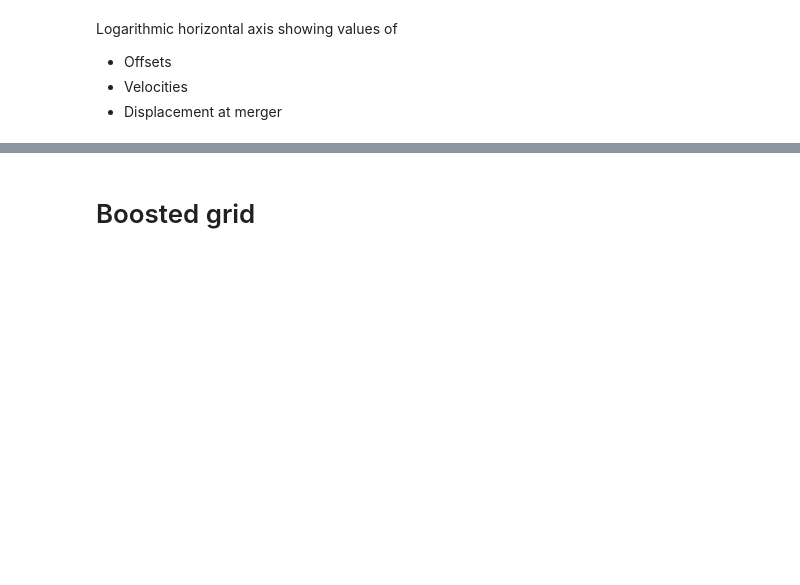
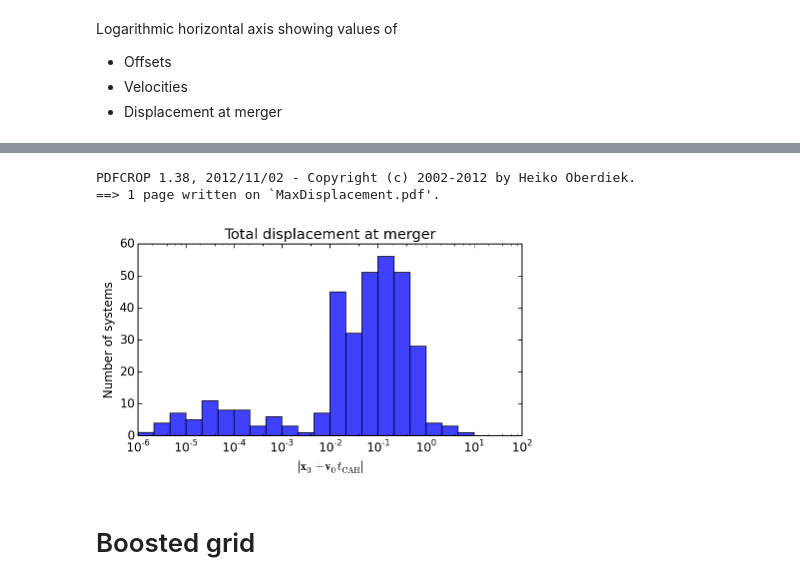
Before and after one commit to mobleTalks/SXS2015, a Jupyter notebook: Plots/Notes.ipynb, the cells around one changed output, grey strips where cells are left out. Drawn from its saved outputs; the diff is of its cells as text; code cells hidden in the pictures; blank space fills up the shorter version.

```diff
--- a/Plots/Notes.ipynb
+++ b/Plots/Notes.ipynb
@@ -24,3 +74,19 @@ Logarithmic horizontal axis showing values of
+# %%
+fig = plt.figure(figsize = (6,3.5))
+n, bins, patches = plt.hist(d_norms, bins=np.logspace(-6.0, 2.0, n_bins), facecolor="blue", alpha=0.75)
+plt.gca().set_xscale("log")
+plt.xlabel(r"$| \mathbf{x}_0 + \mathbf{v}_0 t_{\mathrm{CAH}} |$")
+plt.ylabel(r"Number of systems")
+plt.gca().get_yaxis().set_major_formatter(mpl.ticker.FuncFormatter(lambda x, p: '{:.0f}'.format(int(x))))
+plt.title(r"Total displacement at merger")
+plt.tight_layout(pad=0.1)
+plt.savefig('MaxDisplacement.pdf', transparent=True);
+! pdfcrop MaxDisplacement.pdf MaxDisplacement.pdf
+plt.show();
+# %% [output]
+PDFCROP 1.38, 2012/11/02 - Copyright (c) 2002-2012 by Heiko Oberdiek.
+==> 1 page written on `MaxDisplacement.pdf'.
+[figure, added]
 # %% [markdown]
 # Boosted grid
 # %%
```
Also changed, not shown: parts of 7 cells of this notebook, 2 other files.
